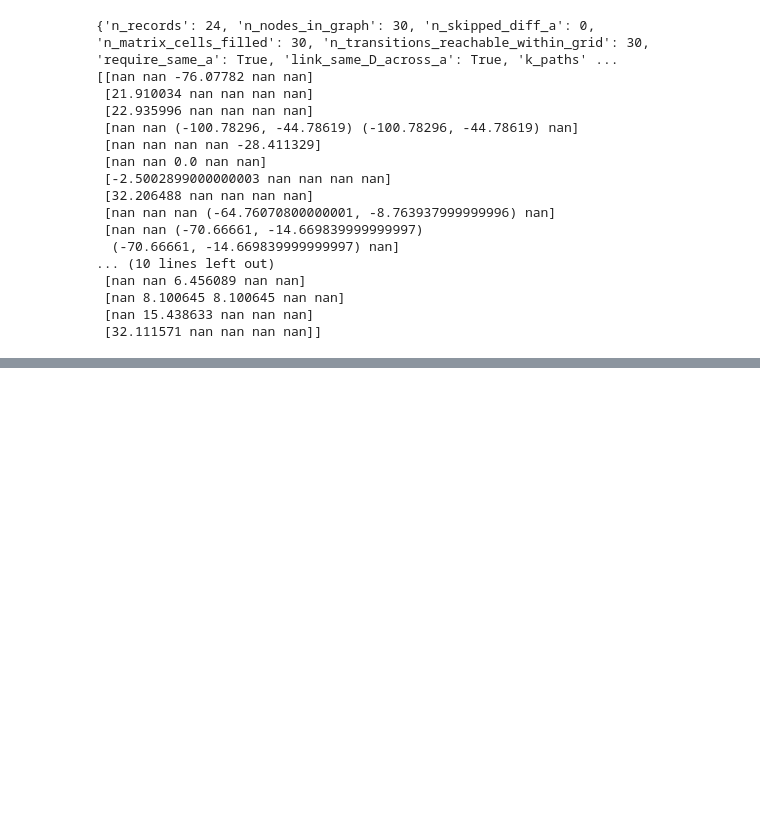
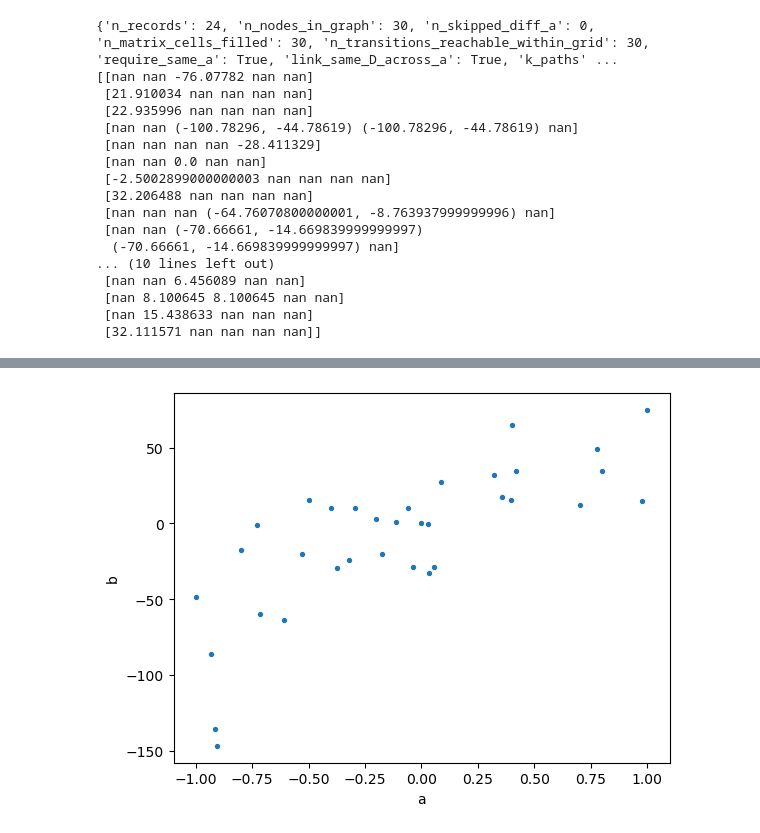
Before and after one commit to GauravTathed/PhD_python_scripts, a Jupyter notebook: LineSignal_charaterization/Bussed_ramsey_calibration.ipynb, the cells around one changed output, grey strips where cells are left out. Saved outputs shown, nothing was run; the diff lists cells and outputs as text; code cells hidden in the pictures; blank space fills up the shorter version.

```diff
--- a/LineSignal_charaterization/Bussed_ramsey_calibration.ipynb
+++ b/LineSignal_charaterization/Bussed_ramsey_calibration.ipynb
@@ -1622,0 +1433,16 @@ Filled matrix:
+# %%
+import numpy as np
+import matplotlib.pyplot as plt
+
+# a and b are your 2D arrays, same shape
+mask = np.isfinite(matrix_an2) & np.isfinite(matrix_an1)  # True where neither is NaN/inf
+
+x = matrix_an1[mask]
+y = det_mat[mask]
+
+plt.scatter(x, y, s=8)
+plt.xlabel("a")
+plt.ylabel("b")
+plt.show()
+# %% [output]
+[figure, added]
```
Also changed, not shown: parts of 15 cells of this notebook, 9 other files.
